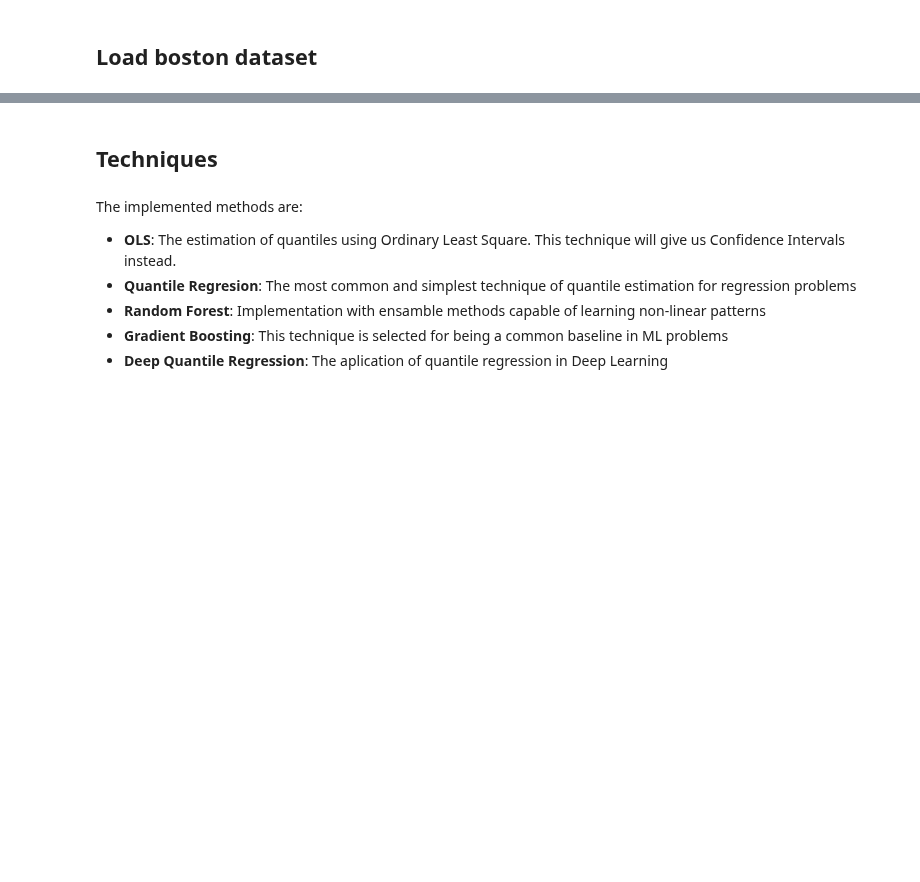
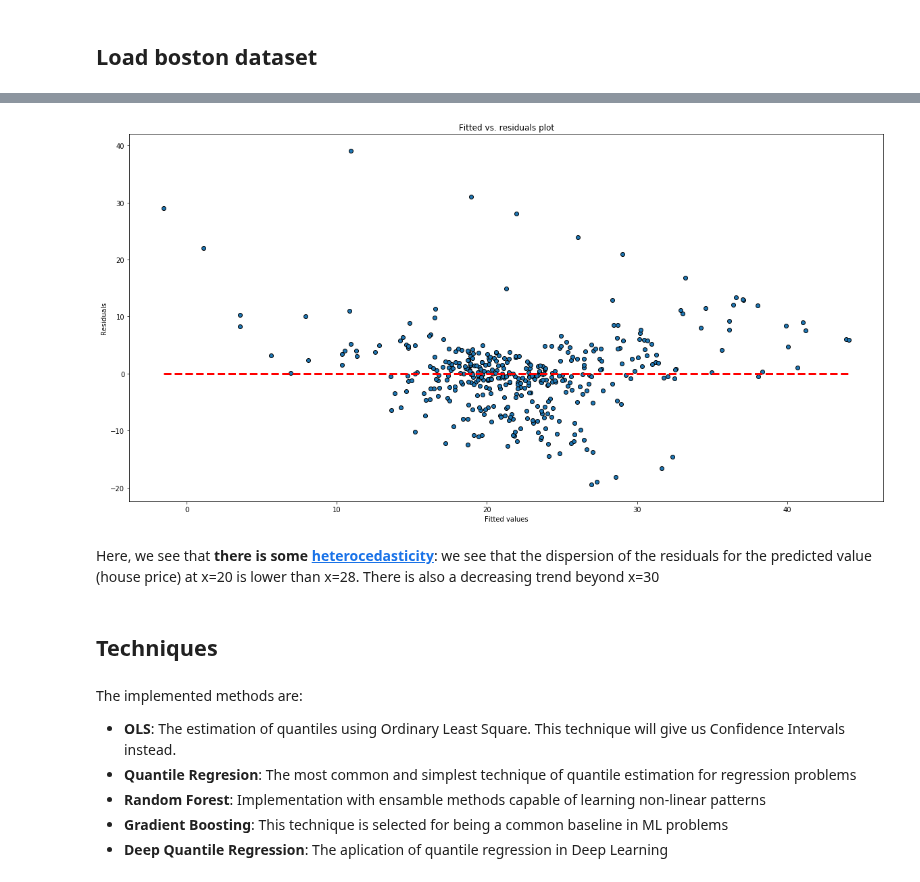
Before and after one commit to beeva/TEC_LAB-bayesian_probabilistic, a Jupyter notebook: bayesian_deep_learning/uncertainty_estimation/quantile_regression/experiments/01-quantile_regression/quantile_regression_techniques.ipynb, the cells around one changed output, grey strips where cells are left out. Cells and saved outputs as stored; diff of their text form; code cells hidden in the pictures; blank space fills up the shorter version.

```diff
--- a/bayesian_deep_learning/uncertainty_estimation/quantile_regression/experiments/01-quantile_regression/quantile_regression_techniques.ipynb
+++ b/bayesian_deep_learning/uncertainty_estimation/quantile_regression/experiments/01-quantile_regression/quantile_regression_techniques.ipynb
@@ -83,3 +88,14 @@ When you are interested in the prediction intervals, or the distribution of the
+# %%
+p = plt.scatter(x=ols.fittedvalues, y=ols.resid, edgecolor='k')
+plt.hlines(y=0, xmin=min(ols.fittedvalues), xmax=max(ols.fittedvalues), color='red', linestyle='--', lw=3)
+plt.xlabel("Fitted values")
+plt.ylabel("Residuals")
+plt.title("Fitted vs. residuals plot")
+plt.show()
+# %% [output]
+[figure, added]
+# %% [markdown]
+Here, we see that **there is some [heterocedasticity](https://miro.medium.com/max/3326/1*Jan9oVOzNqQyhA4bSg_zwA.png)**: we see that the dispersion of the residuals for the predicted value (house price) at x=20 is lower than x=28. There is also a decreasing trend beyond x=30
 # %% [markdown]
 ## Techniques
 # %% [markdown]
```
Also changed, not shown: parts of 9 cells of this notebook.
